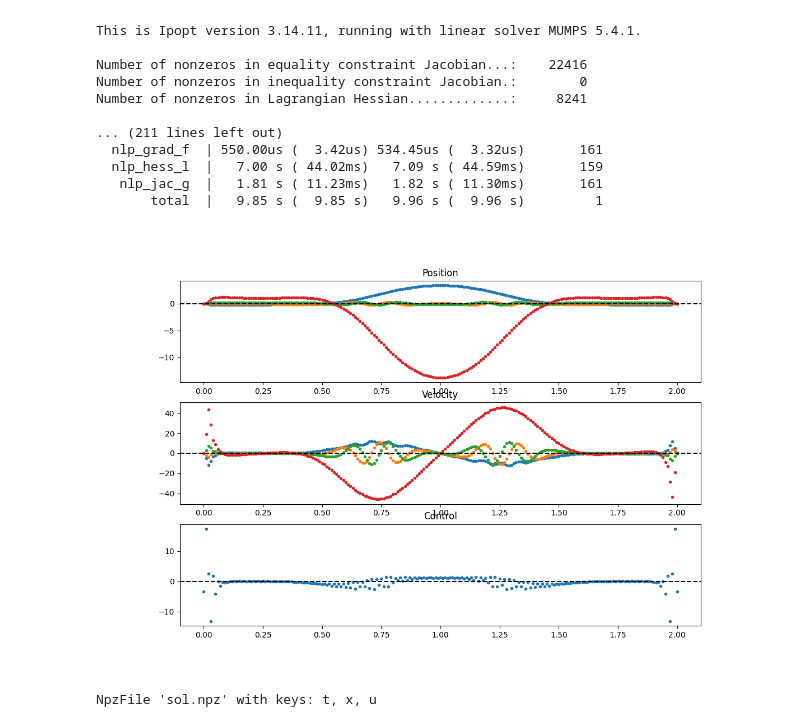
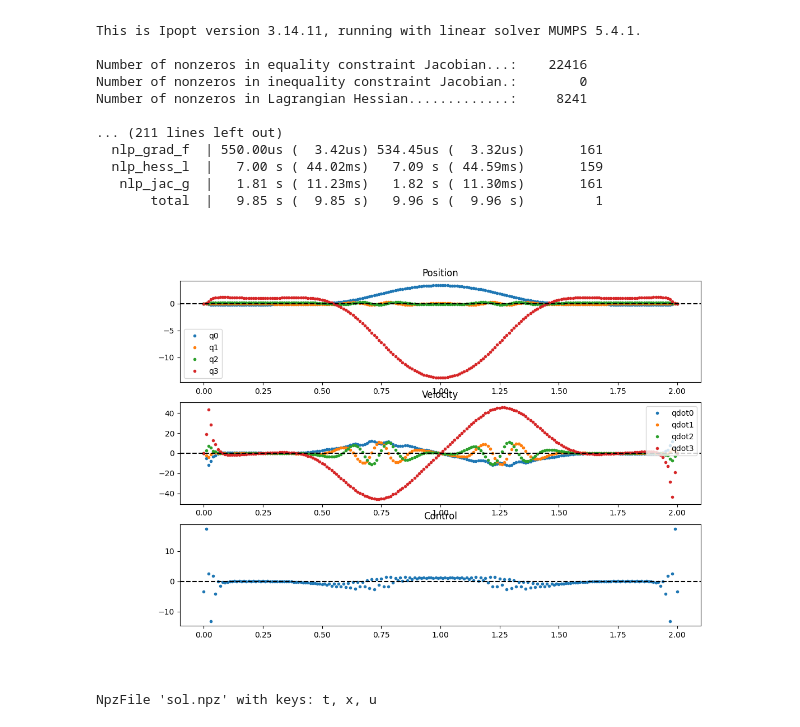
Before and after one commit to NovelMobileRobotsLab/rock, a Jupyter notebook: trajopt/casadi/firsttry.ipynb, the cells around one changed output. Drawn from its saved outputs; the diff is of its cells as text; code cells hidden in the pictures.

```diff
--- a/trajopt/casadi/firsttry.ipynb
+++ b/trajopt/casadi/firsttry.ipynb
@@ -422,22 +422,24 @@ Number of nonzeros in Lagrangian Hessian.............:     8241
 # %%
 # plot
 fig, axs = plt.subplots(nrows=3, ncols=1, figsize=(12,8))
 
 axs[0].set_title('Position')
 axs[1].set_title('Velocity')
 for i in range(4):
-    axs[0].plot(sol_t, sol_x[i], '.')
-    axs[1].plot(sol_t, sol_x[i+4], '.')
+    axs[0].plot(sol_t, sol_x[i], '.', label=f'q{i}')
+    axs[1].plot(sol_t, sol_x[i+4], '.', label=f'qdot{i}')
+    axs[0].legend()
+    axs[1].legend()
 
 
 axs[2].plot(sol_t, np.squeeze(sol_u), '.')
 axs[2].set_title('Control')
 
 for ax in axs:
     ax.axhline(0, color='k', linestyle='--')
 plt.show()
 # %% [output]
-[figure, old version]
+[figure, new version]
 # %%
 # save solution to numpy file
 np.savez('sol.npz', t=sol_t, x=sol_x, u=sol_u)
```
Also changed, not shown: parts of 1 cell of this notebook.
